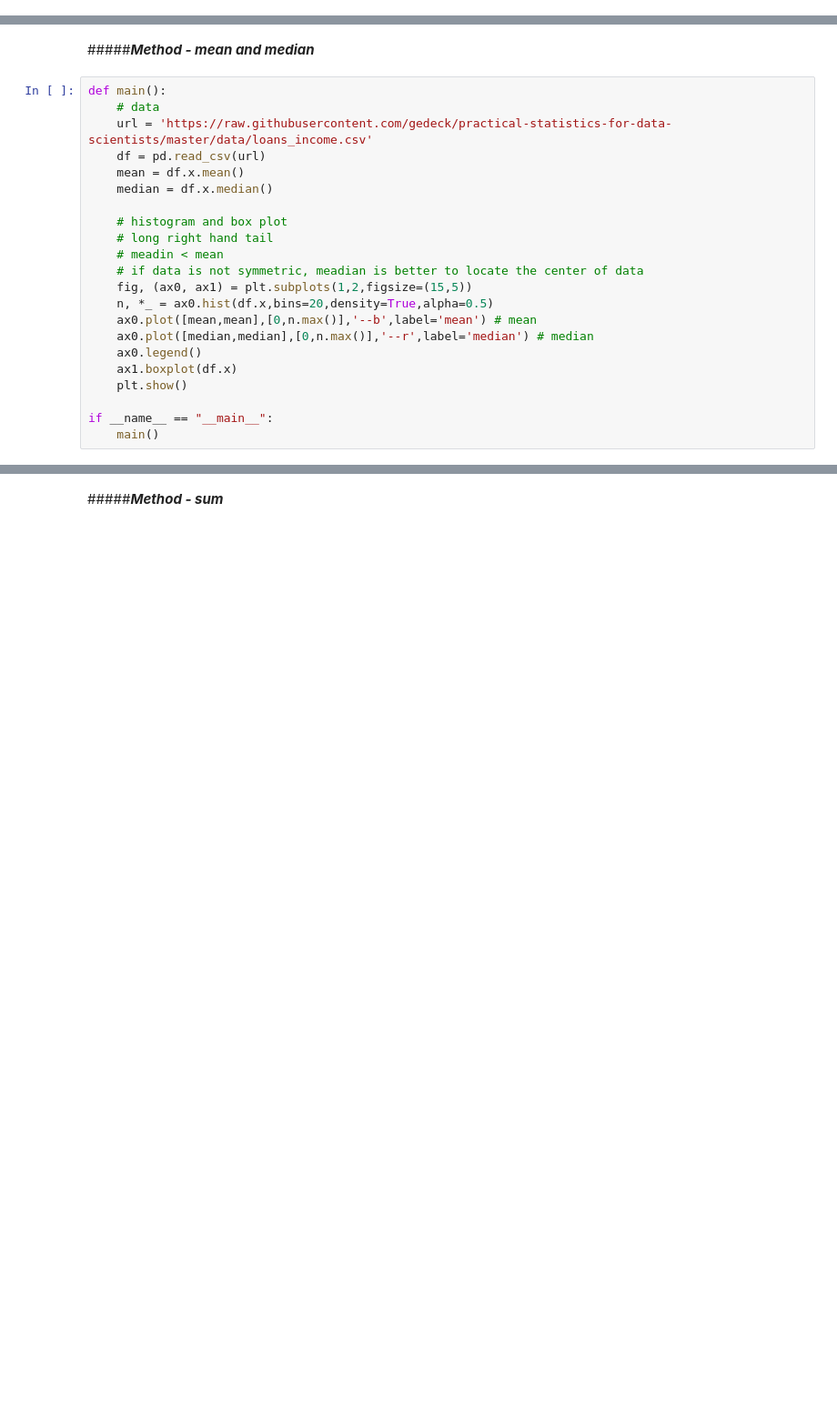
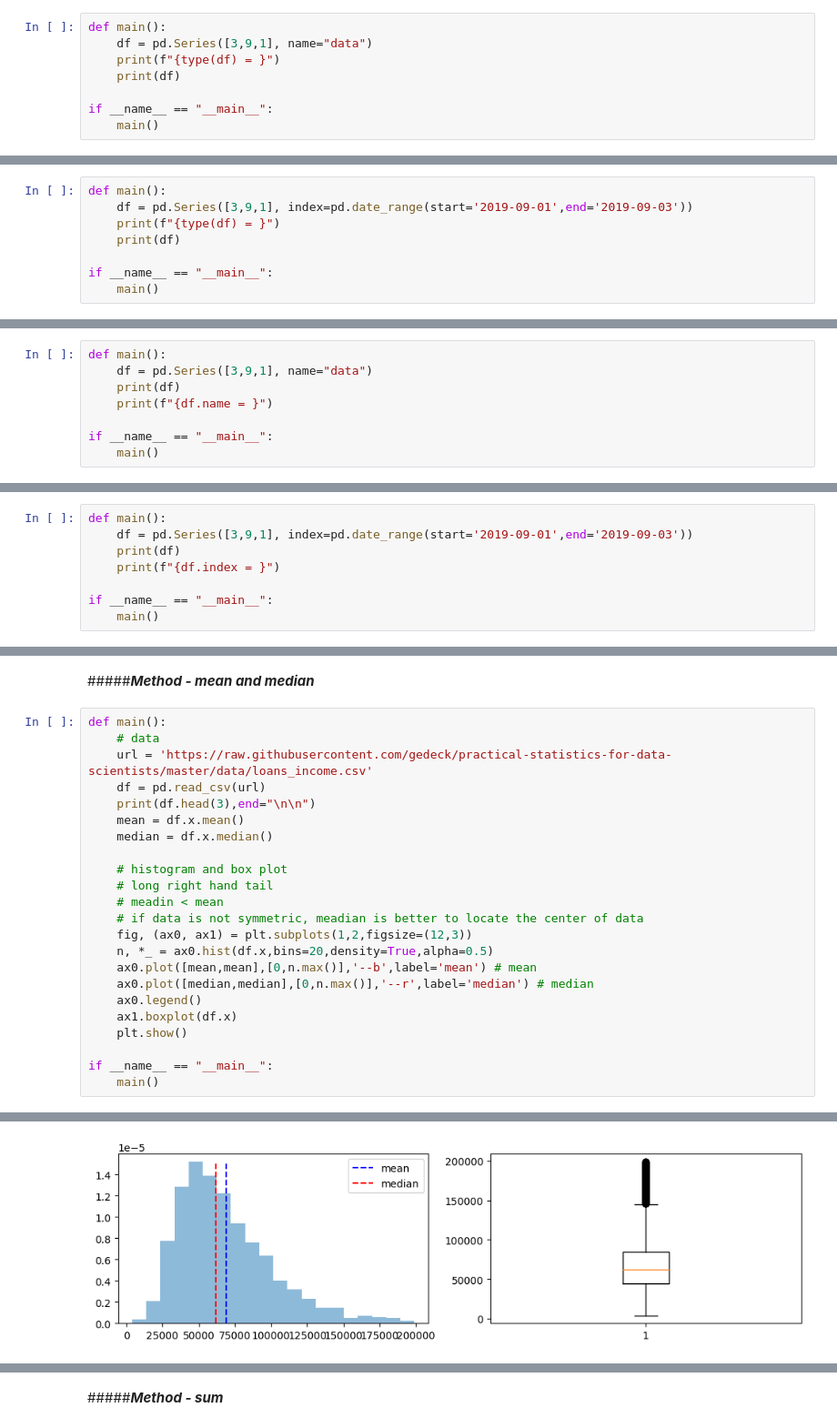
Before and after one commit to SungchulLee/colab, a Jupyter notebook: pandas.ipynb, the cells around one changed output, grey strips where cells are left out. Shown at 91% size. Saved outputs shown, nothing was run; the diff lists cells and outputs as text; blank space fills up the shorter version.

```diff
--- a/pandas.ipynb
+++ b/pandas.ipynb
@@ -223,0 +271,8 @@ if __name__ == "__main__":
+# %%
+def main():
+    df = pd.Series([3,9,1], name="data")
+    print(f"{type(df) = }")
+    print(df)
+
+if __name__ == "__main__":
+    main()
@@ -249,0 +287,8 @@ if __name__ == "__main__":
+# %%
+def main():
+    df = pd.Series([3,9,1], index=pd.date_range(start='2019-09-01',end='2019-09-03'))
+    print(f"{type(df) = }")
+    print(df)
+
+if __name__ == "__main__":
+    main()
@@ -251,0 +305,8 @@ if __name__ == "__main__":
+# %%
+def main():
+    df = pd.Series([3,9,1], name="data")
+    print(df)
+    print(f"{df.name = }")
+
+if __name__ == "__main__":
+    main()
@@ -348,0 +392,8 @@ if __name__ == "__main__":
+# %%
+def main():
+    df = pd.Series([3,9,1], index=pd.date_range(start='2019-09-01',end='2019-09-03'))
+    print(df)
+    print(f"{df.index = }")
+
+if __name__ == "__main__":
+    main()
@@ -374,6 +428,7 @@ def main():
     # data
     url = 'https://raw.githubusercontent.com/gedeck/practical-statistics-for-data-scientists/master/data/loans_income.csv'
     df = pd.read_csv(url)
+    print(df.head(3),end="\n\n")
     mean = df.x.mean()
     median = df.x.median()
 
@@ -381,7 +436,7 @@ def main():
     # long right hand tail
     # meadin < mean
     # if data is not symmetric, meadian is better to locate the center of data
-    fig, (ax0, ax1) = plt.subplots(1,2,figsize=(15,5))
+    fig, (ax0, ax1) = plt.subplots(1,2,figsize=(12,3))
     n, *_ = ax0.hist(df.x,bins=20,density=True,alpha=0.5)
     ax0.plot([mean,mean],[0,n.max()],'--b',label='mean') # mean
     ax0.plot([median,median],[0,n.max()],'--r',label='median') # median
@@ -391,3 +446,4 @@ def main():
 
 if __name__ == "__main__":
     main()
+# %% [output]
@@ -393,0 +454 @@ if __name__ == "__main__":
+[figure, added]
```
Also changed, not shown: parts of 426 cells of this notebook.
